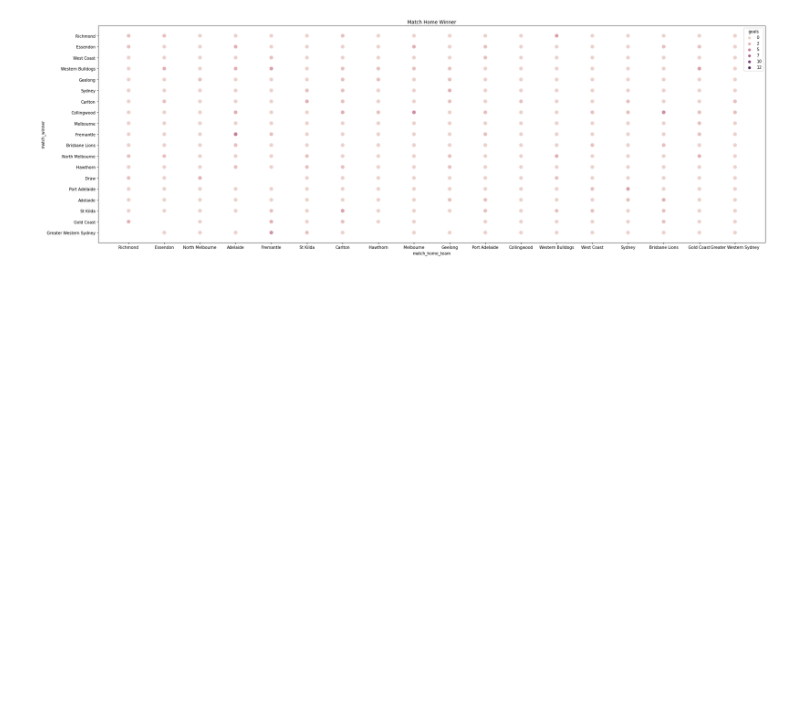
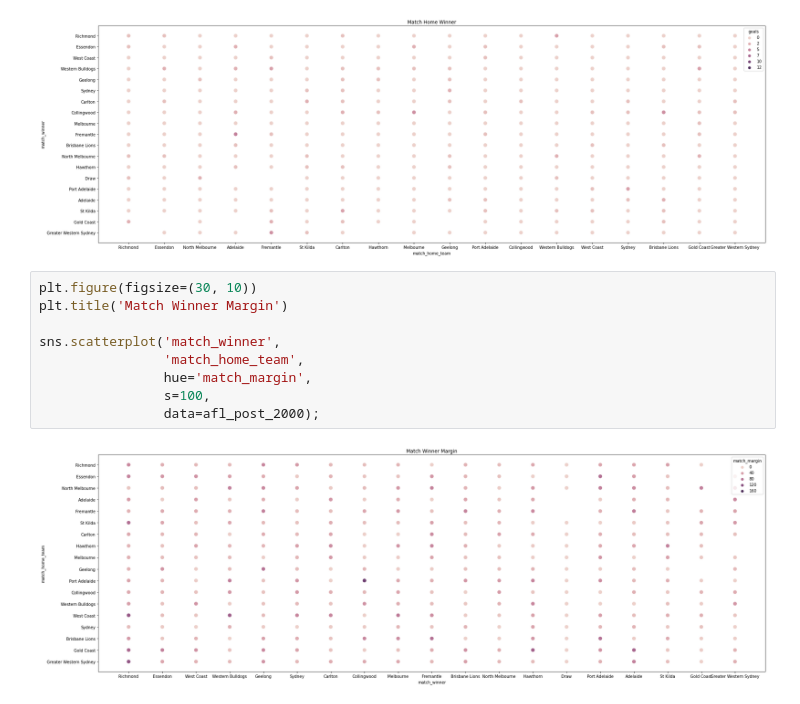
Before and after one commit to jndorosey/googlecolab, a Jupyter notebook: 2_3_Vis_Tabular_data.ipynb, the cells around one changed output. Saved outputs shown, nothing was run; the diff lists cells and outputs as text; blank space fills up the shorter version.

```diff
--- a/2_3_Vis_Tabular_data.ipynb
+++ b/2_3_Vis_Tabular_data.ipynb
@@ -134,3 +134,14 @@ sns.scatterplot(afl_post_2000.match_home_team,
                 hue=afl_post_2000.goals, s=100);
 # %% [output]
 [figure]
+# %%
+plt.figure(figsize=(30, 10))
+plt.title('Match Winner Margin')
+
+sns.scatterplot('match_winner',
+                'match_home_team',
+                hue='match_margin',
+                s=100,
+                data=afl_post_2000);
+# %% [output]
+[figure, added]
```
Also changed, not shown: parts of 2 cells of this notebook.
